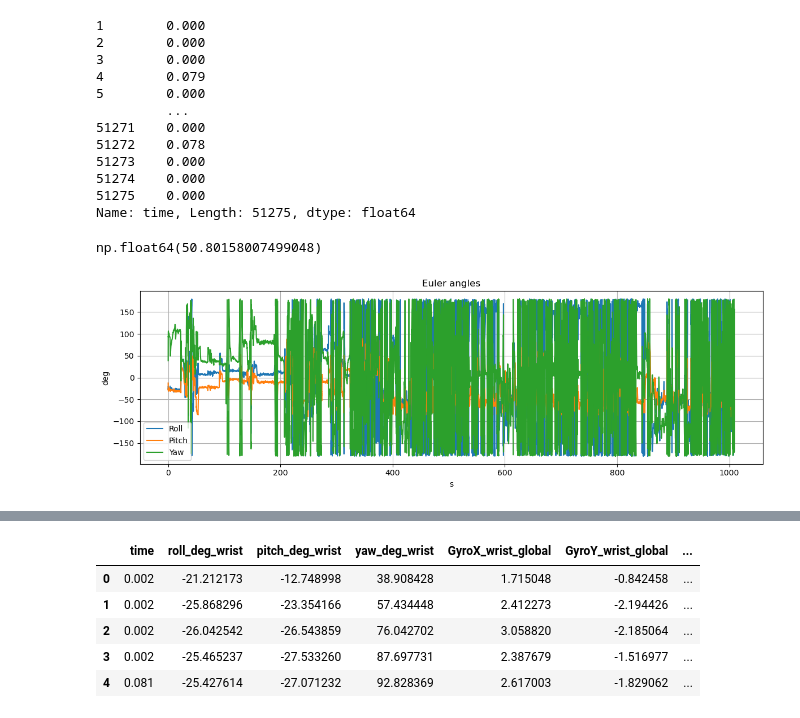
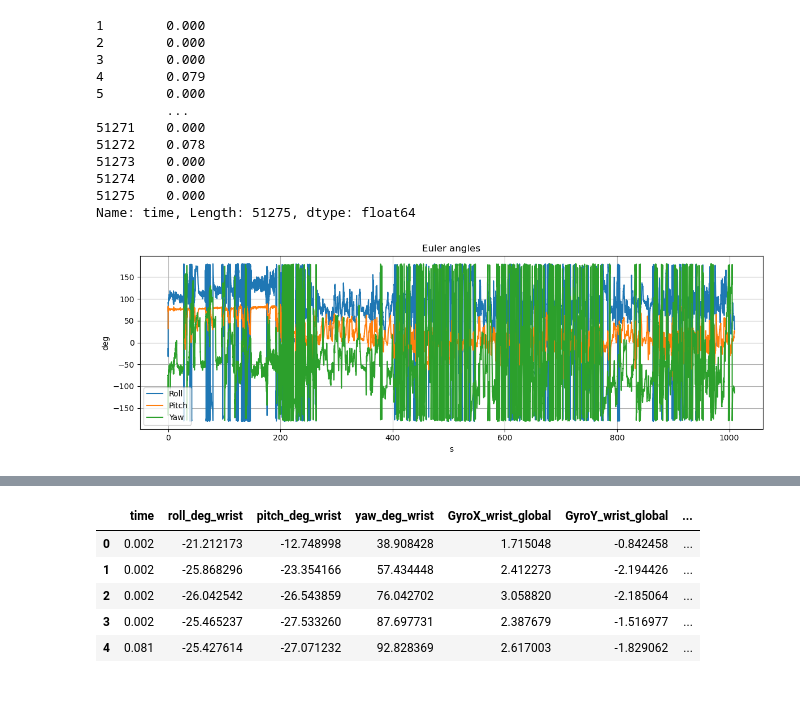
Before and after one commit to tdjohnson1987/ProJump, a Jupyter notebook: Data analysis and jump detection algorithm/EDA.ipynb, the cells around one changed output, grey strips where cells are left out. Saved outputs shown, nothing was run; the diff lists cells and outputs as text; code cells hidden in the pictures.

```diff
--- a/Data analysis and jump detection algorithm/EDA.ipynb
+++ b/Data analysis and jump detection algorithm/EDA.ipynb
@@ -428,23 +427,19 @@ print(time_diffs)
 51274    0.000
 51275    0.000
 Name: time, Length: 51275, dtype: float64
-# %%
-sample_rate_est
-# %% [output]
-np.float64(50.80158007499048)
 # %%
 # Quick sanity plot
 plt.figure(figsize=(12,4))
-# plt.plot(df_madgwick["time"], df_madgwick["roll_deg_chest"],  label="Roll")
-# plt.plot(df_madgwick["time"], df_madgwick["pitch_deg_chest"], label="Pitch")
-# plt.plot(df_madgwick["time"], df_madgwick["yaw_deg_chest"],   label="Yaw")
-plt.plot(df_madgwick["time"], df_madgwick["roll_deg_wrist"],  label="Roll")
-plt.plot(df_madgwick["time"], df_madgwick["pitch_deg_wrist"], label="Pitch")
-plt.plot(df_madgwick["time"], df_madgwick["yaw_deg_wrist"],   label="Yaw")
+plt.plot(df_madgwick["time"], df_madgwick["roll_deg_chest"],  label="Roll")
+plt.plot(df_madgwick["time"], df_madgwick["pitch_deg_chest"], label="Pitch")
+plt.plot(df_madgwick["time"], df_madgwick["yaw_deg_chest"],   label="Yaw")
+# plt.plot(df_madgwick["time"], df_madgwick["roll_deg_wrist"],  label="Roll")
+# plt.plot(df_madgwick["time"], df_madgwick["pitch_deg_wrist"], label="Pitch")
+# plt.plot(df_madgwick["time"], df_madgwick["yaw_deg_wrist"],   label="Yaw")
 
 plt.ylabel("deg"); plt.xlabel("s"); plt.title("Euler angles"); plt.grid(True); plt.legend(); plt.tight_layout(); plt.show()
 # %% [output]
-[figure, old version]
+[figure, new version]
 # %%
 dt = np.diff(timestamp, prepend=timestamp[0])
 print(dt.min(), dt.max(), dt.mean())
```
Also changed, not shown: parts of 16 cells of this notebook, 14 other files.
